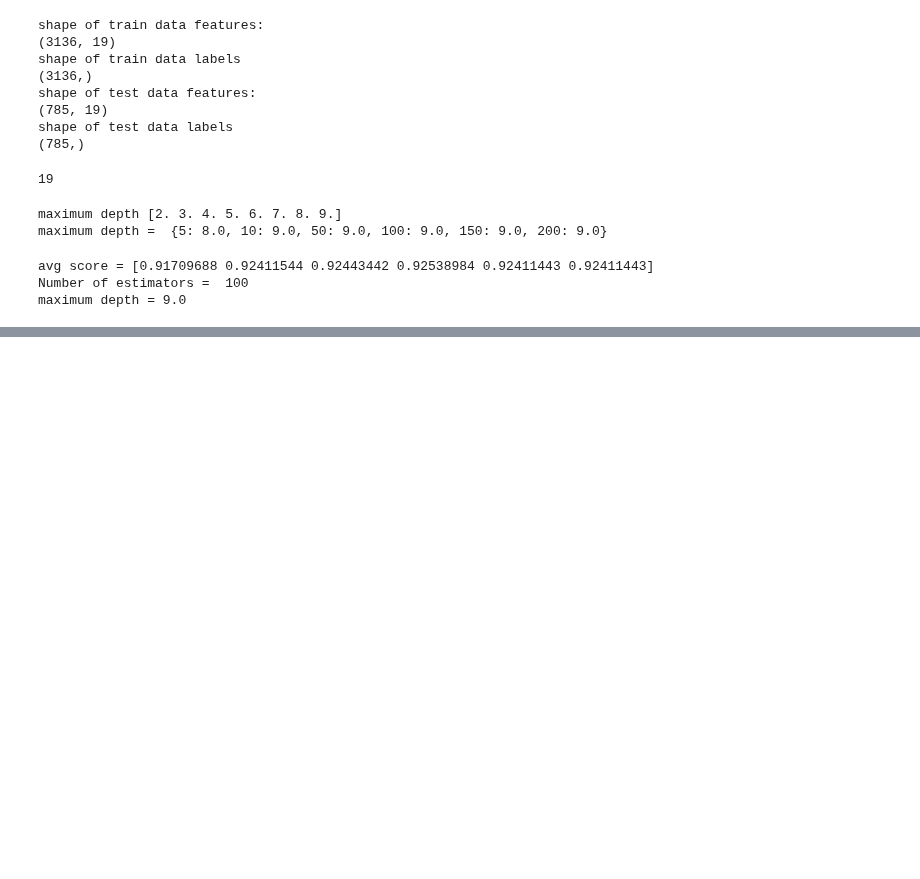
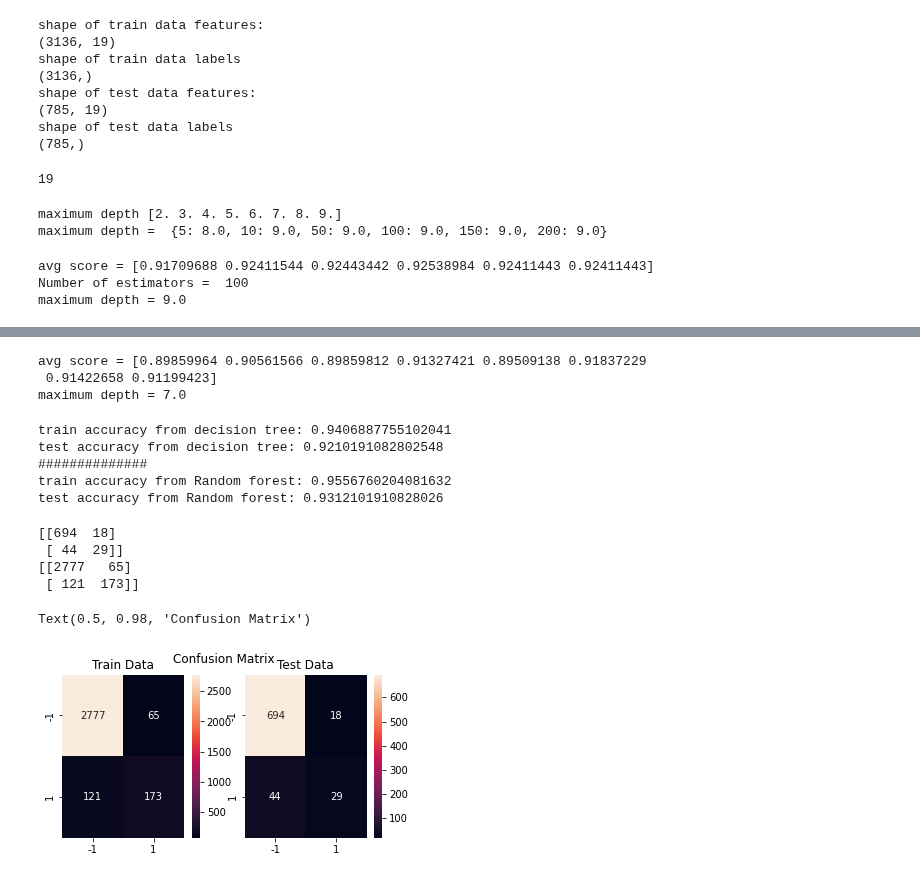
Before and after one commit to arvind-maurya/MachineLearning, a Jupyter notebook: Assignment/AIMLCEP_Q2.ipynb, the cells around one changed output, grey strips where cells are left out. Saved outputs shown, nothing was run; the diff lists cells and outputs as text; code cells hidden in the pictures; blank space fills up the shorter version.

```diff
--- a/Assignment/AIMLCEP_Q2.ipynb
+++ b/Assignment/AIMLCEP_Q2.ipynb
@@ -855,0 +870,68 @@ maximum depth = 9.0
+# %%
+## We will first find the appropriate max depth of decision tree using cross validation.
+from sklearn import tree #decision tree from scikit learn
+
+avg_score = np.zeros(len(max_depth))
+for depth in max_depth:
+    clf = tree.DecisionTreeClassifier(criterion='gini',max_depth=depth)
+    scores = cross_val_score(clf, X_train, y_train, cv=cv_k)
+    avg_score[np.where(max_depth == depth)] = np.mean(scores)
+
+print ('avg score =',avg_score)
+max_score_index = np.argmax(avg_score)
+best_max_depth = max_depth[max_score_index]
+print ('maximum depth =',best_max_depth)
+# %% [output]
+avg score = [0.89859964 0.90561566 0.89859812 0.91327421 0.89509138 0.91837229
+ 0.91422658 0.91199423]
+maximum depth = 7.0
+# %%
+# train and test accuracy using decision tree
+
+clf = tree.DecisionTreeClassifier(criterion='entropy',max_depth=best_max_depth)
+clf_model = clf.fit(X_train, y_train)
+train_y_predicted = clf_model.predict(X_train)
+train_acc = accuracy_score(y_train, train_y_predicted)
+test_y_predicted = clf_model.predict(X_test)
+test_acc = accuracy_score(y_test, test_y_predicted)
+print('train accuracy from decision tree:', train_acc)
+print('test accuracy from decision tree:', test_acc)
+print ('##############')
+print('train accuracy from Random forest:', train_acc_rf)
+print('test accuracy from Random forest:', test_acc_rf)
+# %% [output]
+train accuracy from decision tree: 0.9406887755102041
+test accuracy from decision tree: 0.9210191082802548
+##############
+train accuracy from Random forest: 0.9556760204081632
+test accuracy from Random forest: 0.9312101910828026
+# %%
+#Create confusion Matrix
+from sklearn.metrics import confusion_matrix , accuracy_score
+cm_rf_test = confusion_matrix(y_test, test_y_predicted)
+print(cm_rf_test)
+cm_rf_train = confusion_matrix(y_train, train_y_predicted)
+print(cm_rf_train)
+# %% [output]
+[[694  18]
+ [ 44  29]]
+[[2777   65]
+ [ 121  173]]
+# %%
+#Plotting the confusion matrix for better interpretation
+import seaborn as sns
+import matplotlib.pyplot as plt
+fig, axes = plt.subplots(ncols=2, figsize=(6, 3))
+ax1, ax2 = axes
+sns.heatmap(cm_rf_train, annot=True, fmt='g', ax=ax1)
+sns.heatmap(cm_rf_test, annot=True, fmt='g', ax=ax2)
+ax1.set_title('Train Data')
+ax1.xaxis.set_ticklabels(['-1', '1'])
+ax1.yaxis.set_ticklabels(['-1', '1'])
+ax2.set_title('Test Data')
+ax2.xaxis.set_ticklabels(['-1', '1'])
+ax2.yaxis.set_ticklabels(['-1', '1'])
+fig.suptitle('Confusion Matrix')
+# %% [output]
+Text(0.5, 0.98, 'Confusion Matrix')
+[figure, added]
```
Also changed, not shown: parts of 2 cells of this notebook.
